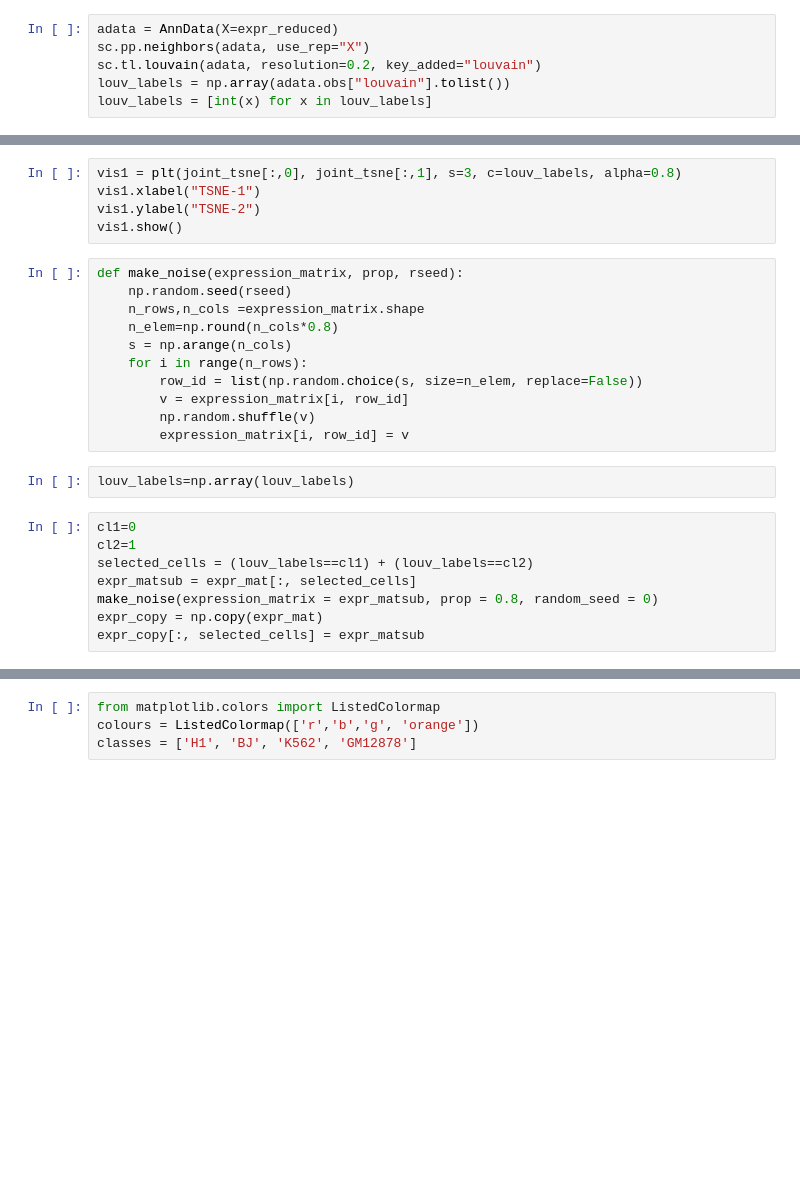
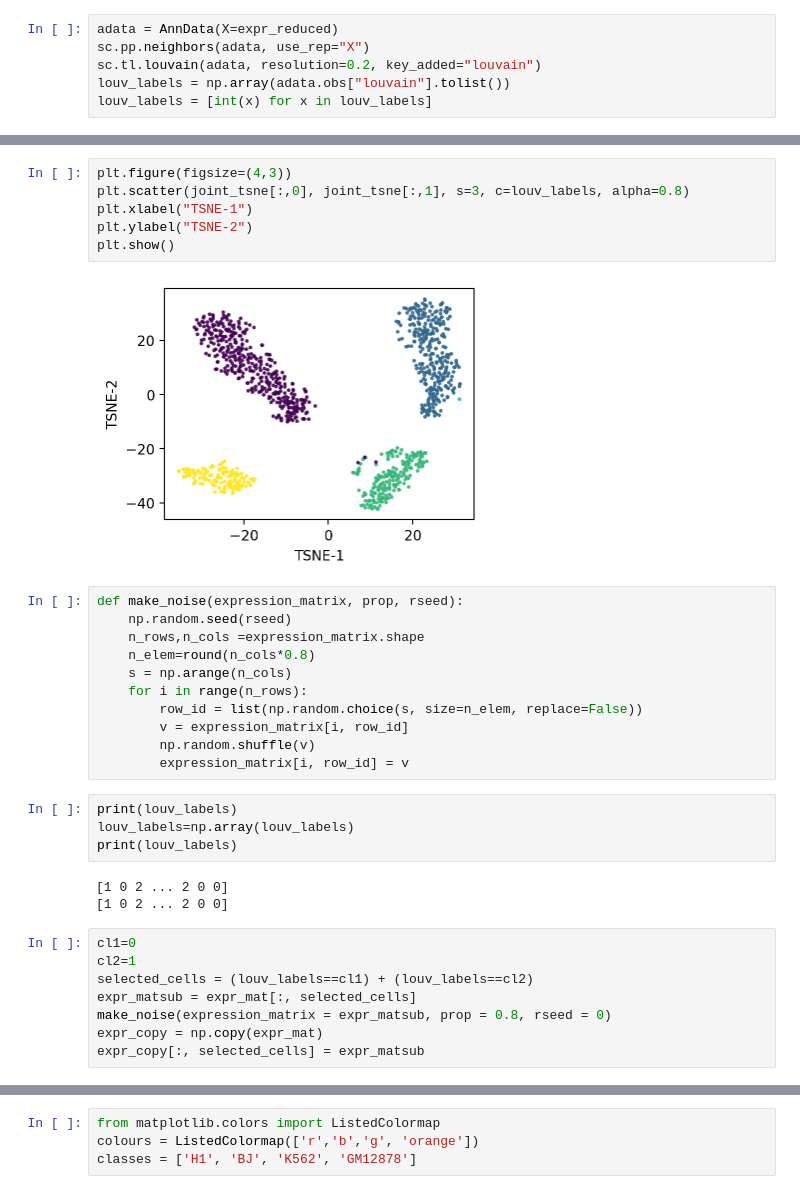
Before and after one commit to divijkhaitan/multimodal-clustering, a Jupyter notebook: clustering.ipynb, the cells around one changed output, grey strips where cells are left out. Drawn from its saved outputs; the diff is of its cells as text; blank space fills up the shorter version.

```diff
--- a/clustering.ipynb
+++ b/clustering.ipynb
@@ -34,13 +59,16 @@ np.unique(louv_labels)
 # %%
-vis1 = plt(joint_tsne[:,0], joint_tsne[:,1], s=3, c=louv_labels, alpha=0.8)
-vis1.xlabel("TSNE-1")
-vis1.ylabel("TSNE-2")
-vis1.show()
+plt.figure(figsize=(4,3))
+plt.scatter(joint_tsne[:,0], joint_tsne[:,1], s=3, c=louv_labels, alpha=0.8)
+plt.xlabel("TSNE-1")
+plt.ylabel("TSNE-2")
+plt.show()
+# %% [output]
+[figure, added]
 # %%
 def make_noise(expression_matrix, prop, rseed):
     np.random.seed(rseed)
     n_rows,n_cols =expression_matrix.shape
-    n_elem=np.round(n_cols*0.8)
+    n_elem=round(n_cols*0.8)
     s = np.arange(n_cols)
     for i in range(n_rows):
         row_id = list(np.random.choice(s, size=n_elem, replace=False))
@@ -48,13 +76,18 @@ def make_noise(expression_matrix, prop, rseed):
         np.random.shuffle(v)
         expression_matrix[i, row_id] = v
 # %%
+print(louv_labels)
 louv_labels=np.array(louv_labels)
+print(louv_labels)
+# %% [output]
+[1 0 2 ... 2 0 0]
+[1 0 2 ... 2 0 0]
 # %%
 cl1=0
 cl2=1
 selected_cells = (louv_labels==cl1) + (louv_labels==cl2)
 expr_matsub = expr_mat[:, selected_cells]
-make_noise(expression_matrix = expr_matsub, prop = 0.8, random_seed = 0)
+make_noise(expression_matrix = expr_matsub, prop = 0.8, rseed = 0)
 expr_copy = np.copy(expr_mat)
 expr_copy[:, selected_cells] = expr_matsub
 # %%
```
Also changed, not shown: parts of 6 cells of this notebook, 2 other files.
